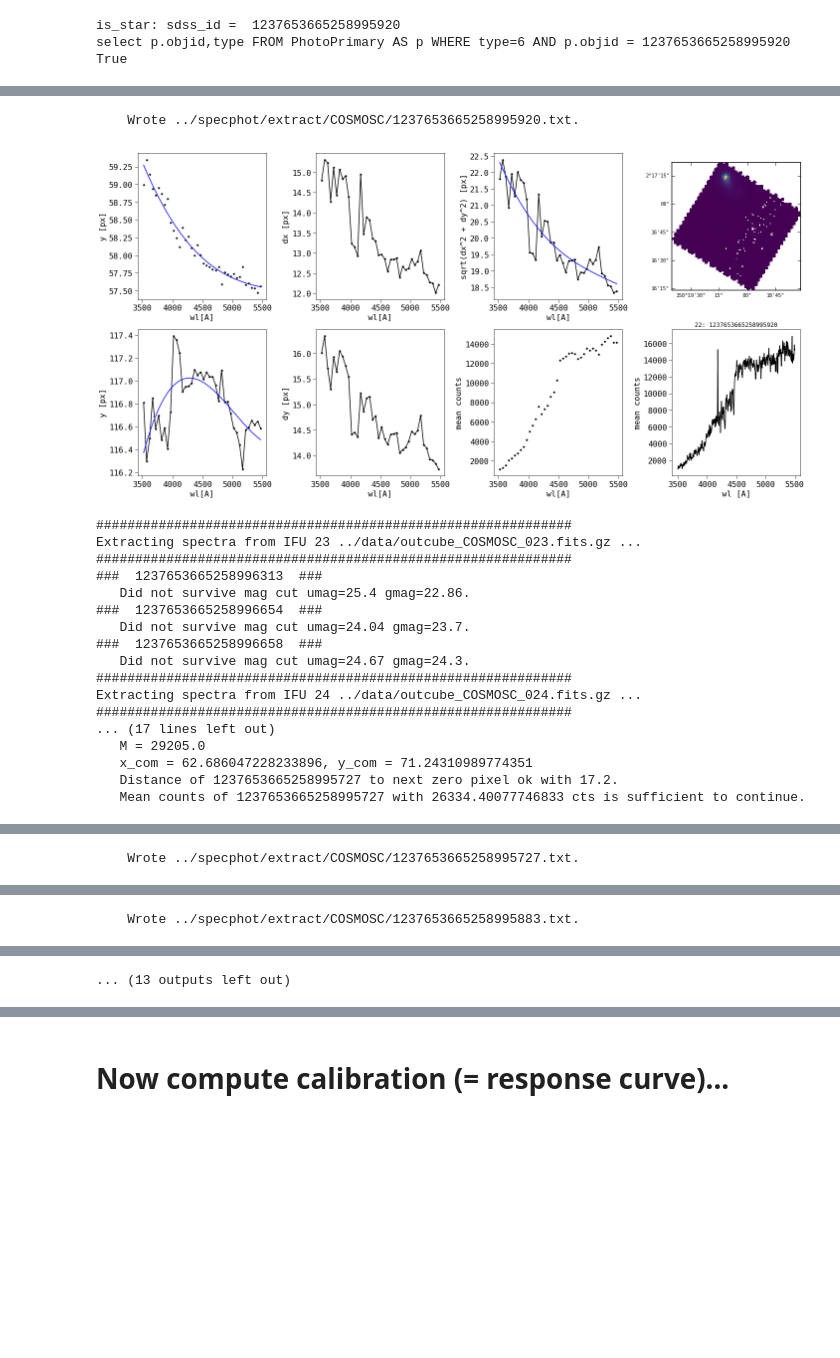
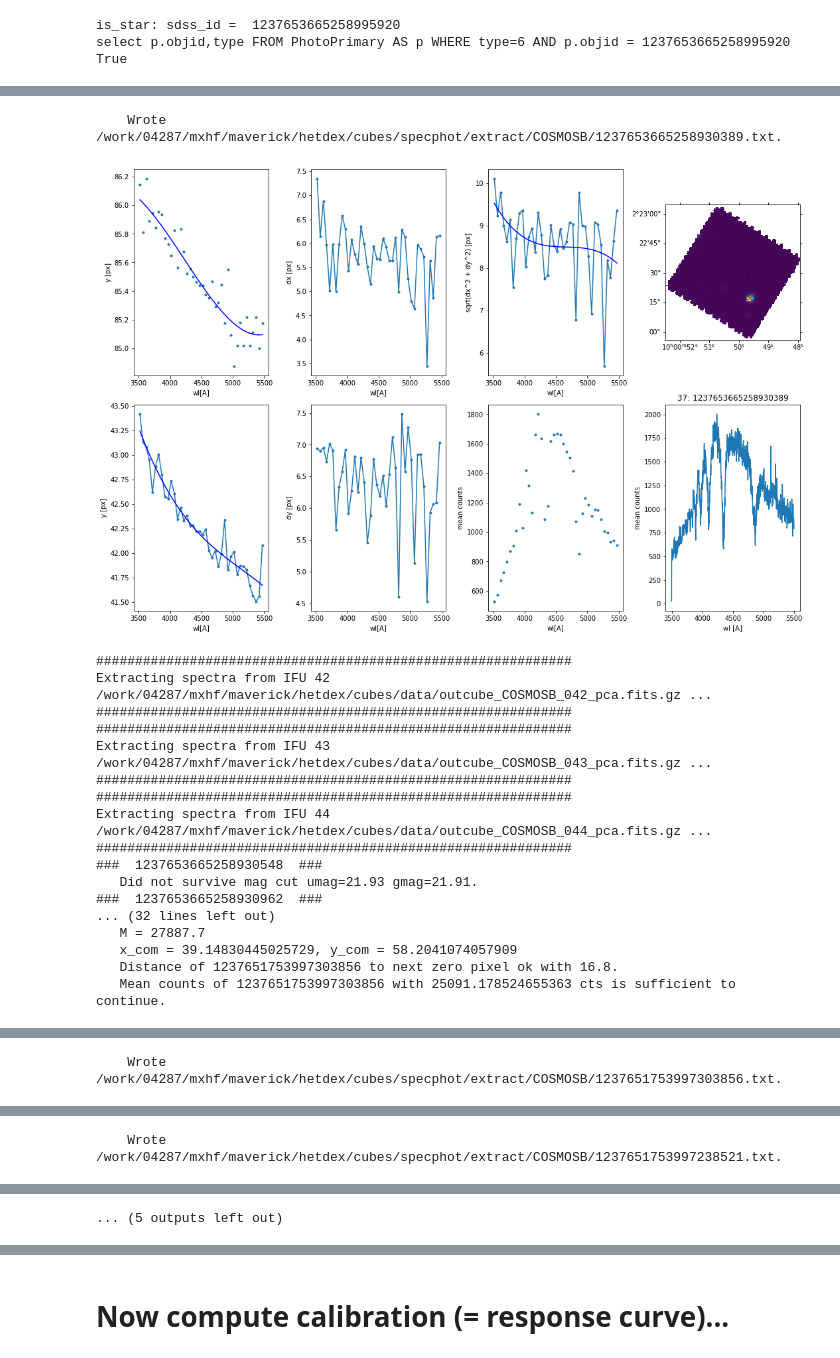
Before and after one commit to mxhf/hetdex-deep, a Jupyter notebook: spec_pht2_all_in_one.ipynb, the cells around one changed output, grey strips where cells are left out. Saved outputs shown, nothing was run; the diff lists cells and outputs as text; code cells hidden in the pictures; blank space fills up the shorter version.

```diff
--- a/spec_pht2_all_in_one.ipynb
+++ b/spec_pht2_all_in_one.ipynb
@@ -150,7 +148,7 @@ def model_atm_disp(centroids):
     return adm
 # %%
 def plot(ifu, id, x, y, x_com, y_com, c, adm, ww,ss):
-    f = plt.figure(figsize=[20,10])
+    f = plt.figure(figsize=[15,10])
     plt.subplot(2,4,1)
     plt.plot(adm.centroids[:,0], adm.centroids[:,2],'.')
     plt.plot(adm.centroids[:,0], adm.xofw(adm.centroids[:,0]),'b-')
@@ -237,7 +235,7 @@ is_star: sdss_id =  1237653665258995920
 select p.objid,type FROM PhotoPrimary AS p WHERE type=6 AND p.objid = 1237653665258995920
 True
 # %%
-def extract_all_in_ifu(c, t, field, ifu, umag_min=16., umag_max=21., gmag_min=19.5, gmag_max=23., threshold=500., MIN_DIST_ZERO_PIX=5., SAVESPEC=True):
+def extract_all_in_ifu(c, t, field, ifu, outdir, umag_min=16., umag_max=21., gmag_min=19.5, gmag_max=23., threshold=500., MIN_DIST_ZERO_PIX=5., SAVESPEC=True):
     """
     For all positions that fall into the IFU extract a spectrum.
     """
@@ -323,7 +321,7 @@ def extract_all_in_ifu(c, t, field, ifu, umag_min=16., umag_max=21., gmag_min=19
 
         tout = Table([ww,ss], names=["wl","count"])
 
-        fnout = "../specphot/extract/{}/{}.txt".format(field,r["col2"])
+        fnout = "{}/{}/{}.txt".format(outdir, field, r["col2"])
 
         if SAVESPEC:
             tout.write(fnout,format="ascii.fixed_width")
@@ -333,16 +331,35 @@ def extract_all_in_ifu(c, t, field, ifu, umag_min=16., umag_max=21., gmag_min=19
 
 
     return spectra, adms
+# %%
+field = "COSMOSC"
+field = "GOODSN"
+field = "COSMOSD"
+field = "COSMOSA"
+field = "COSMOSB"
+
+
+workdir = "/work/04287/mxhf/maverick/hetdex/cubes"
+datadir = os.path.join(workdir, "data")
+fnifu_list = os.path.join(workdir, "ifulist_{}.txt".format(field))
+dirspecphot = "/work/04287/mxhf/maverick/hetdex/cubes/specphot"
+fifustars = os.path.join(dirspecphot, "{}.ifustars".format(field) )
+outdir = os.path.join(dirspecphot, "extract")
+ifu_list = ascii.read(fnifu_list , format="fast_no_header")
+
+suffix = "_pca"
 # %%
+import os
+
 all_adms = {}
 all_spectra = {}
 
-_ifu_list = ifu_list["ifu"]
+_ifu_list = ifu_list["col1"]
 #_ifu_list = [74] # for testing
 
 #_ifu_list = [83]
 for ifu in _ifu_list:
-    fcube = "../data/outcube_{}_{:03d}.fits.gz".format(field,ifu)
+    fcube = "{}/outcube_{}_{:03d}{}.fits.gz".format(datadir,field,ifu, suffix)
 
     print("#############################################################")
     print("Extracting spectra from IFU {} {} ...".format(ifu, fcube))
@@ -350,13 +367,16 @@ for ifu in _ifu_list:
     t = ascii.read(fifustars)
 
     # read spectrum
+    if not os.path.exists(fcube):
+        print("File {} does not exist.".format(fcube))
+        continue
     c = spectrum.readSpectrum(fcube)
     #mn = np.nanmedian( c.data, axis = 0 )
 
     t_inside = project(c,t) # find which stars fall inside the IFU cube footprint (not necessarily the IFU)
                             # also compute x,y coordinates
 
-    spectra, adms = extract_all_in_ifu(c,t_inside, field, ifu)
+    spectra, adms = extract_all_in_ifu(c,t_inside, field, ifu, outdir)
     all_adms[ifu] = adms
     all_spectra[ifu] = spectra
 
@@ -385,19 +403,19 @@ WARNING: AstropyDeprecationWarning: ../specphot/extract/COSMOSC/1237653665258995
-    Wrote ../specphot/extract/COSMOSC/1237653665258995920.txt.
+    Wrote /work/04287/mxhf/maverick/hetdex/cubes/specphot/extract/COSMOSB/1237653665258930389.txt.
-[figure, old version]
+[figure, new version]
 #############################################################
-Extracting spectra from IFU 23 ../data/outcube_COSMOSC_023.fits.gz ...
+Extracting spectra from IFU 42 /work/04287/mxhf/maverick/hetdex/cubes/data/outcube_COSMOSB_042_pca.fits.gz ...
 #############################################################
-###  1237653665258996313  ###
-   Did not survive mag cut umag=25.4 gmag=22.86.
-###  1237653665258996654  ###
-   Did not survive mag cut umag=24.04 gmag=23.7.
-###  1237653665258996658  ###
-   Did not survive mag cut umag=24.67 gmag=24.3.
 #############################################################
-Extracting spectra from IFU 24 ../data/outcube_COSMOSC_024.fits.gz ...
+Extracting spectra from IFU 43 /work/04287/mxhf/maverick/hetdex/cubes/data/outcube_COSMOSB_043_pca.fits.gz ...
 #############################################################
-... (17 lines left out)
-   M = 29205.0
-   x_com = 62.686047228233896, y_com = 71.24310989774351
-   Distance of 1237653665258995727 to next zero pixel ok with 17.2.
-   Mean counts of 1237653665258995727 with 26334.40077746833 cts is sufficient to continue.
+#############################################################
+Extracting spectra from IFU 44 /work/04287/mxhf/maverick/hetdex/cubes/data/outcube_COSMOSB_044_pca.fits.gz ...
+#############################################################
+###  1237653665258930548  ###
+   Did not survive mag cut umag=21.93 gmag=21.91.
+###  1237653665258930962  ###
+... (32 lines left out)
+   M = 27887.7
+   x_com = 39.14830445025729, y_com = 58.2041074057909
+   Distance of 1237651753997303856 to next zero pixel ok with 16.8.
+   Mean counts of 1237651753997303856 with 25091.178524655363 cts is sufficient to continue.
@@ -405 +423 @@ WARNING: AstropyDeprecationWarning: ../specphot/extract/COSMOSC/1237653665258995
-    Wrote ../specphot/extract/COSMOSC/1237653665258995727.txt.
+    Wrote /work/04287/mxhf/maverick/hetdex/cubes/specphot/extract/COSMOSB/1237651753997303856.txt.
@@ -425 +443 @@ WARNING: AstropyDeprecationWarning: ../specphot/extract/COSMOSC/1237653665258995
-    Wrote ../specphot/extract/COSMOSC/1237653665258995883.txt.
+    Wrote /work/04287/mxhf/maverick/hetdex/cubes/specphot/extract/COSMOSB/1237651753997238521.txt.
@@ -427,4 +445,4 @@ WARNING: AstropyDeprecationWarning: ../specphot/extract/COSMOSC/1237653665258995
-... (13 outputs left out)
+... (5 outputs left out)
 # %%
 w = wcs.WCS(c.hdu.header)
 w.dropaxis(2)
```
Also changed, not shown: parts of 25 cells of this notebook, 22 other files.
